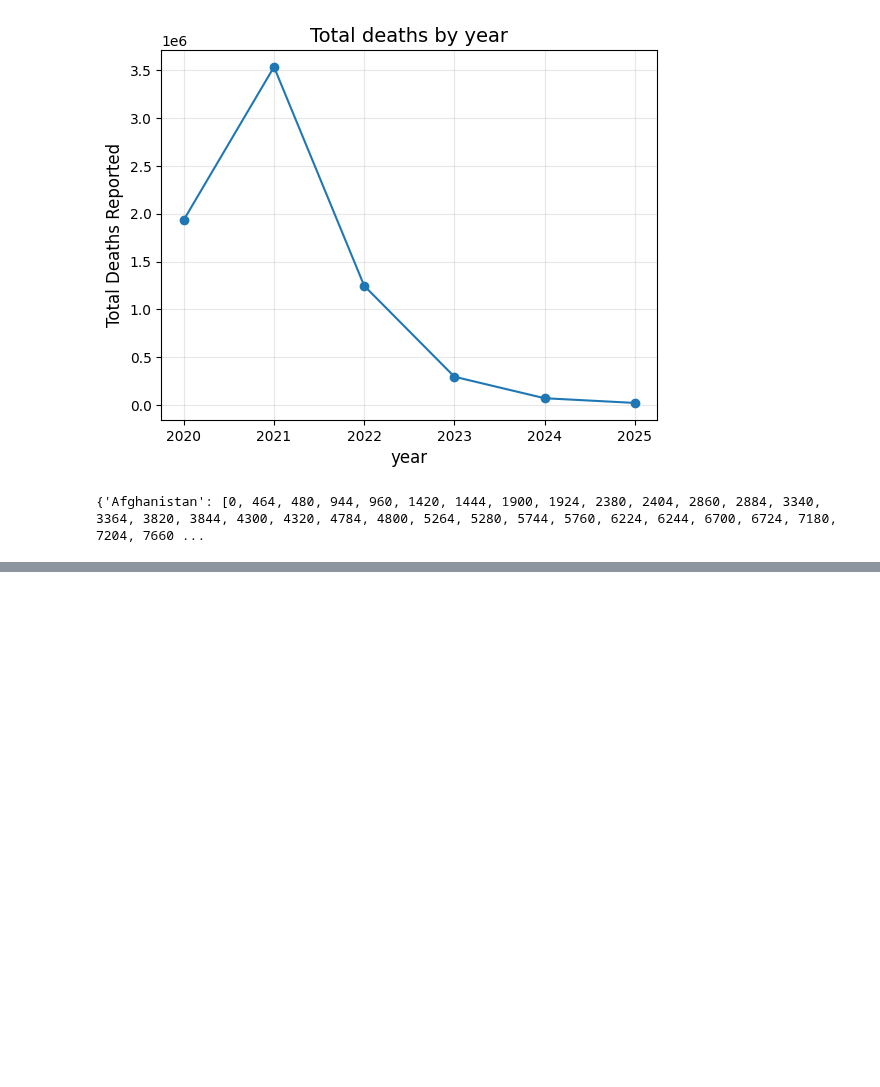
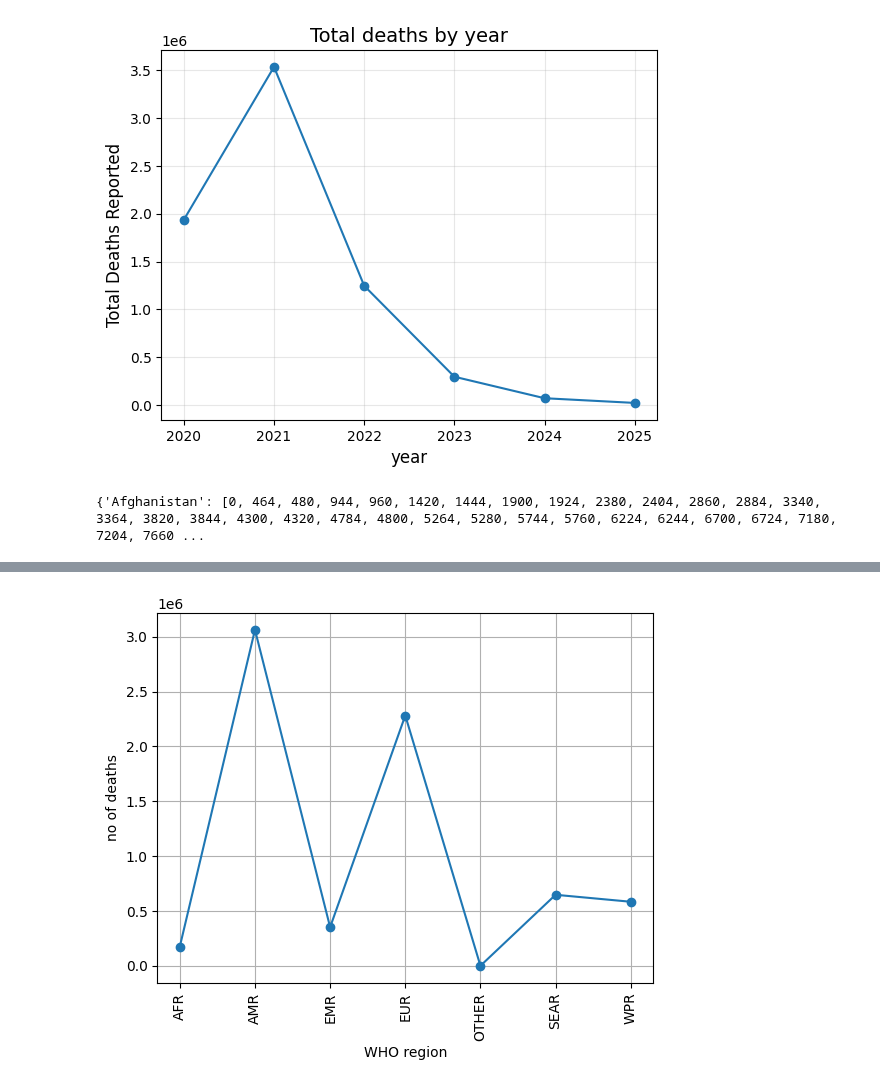
Before and after one commit to bvkiran8058/Data-Science-with-GenAI, a Jupyter notebook: EDA/Stage-3 Advanced Level.ipynb, the cells around one changed output, grey strips where cells are left out. Saved outputs shown, nothing was run; the diff lists cells and outputs as text; code cells hidden in the pictures; blank space fills up the shorter version.

Commit message:
Practiced more on covid19 dataset

```diff
--- a/EDA/Stage-3 Advanced Level.ipynb
+++ b/EDA/Stage-3 Advanced Level.ipynb
@@ -463,0 +509,3 @@ group_by_country.groups
+# %%
+group_by_continent = covid19_dataset.groupby('WHO_region')['New_deaths'].sum()
+group_by_continent
@@ -463,0 +522,13 @@ group_by_country.groups
+# %%
+plt.plot(
+    group_by_continent.index,
+    group_by_continent,
+    marker=  'o'
+) # if we want we can change year and country here
+plt.xlabel('WHO region')
+plt.ylabel('no of deaths')
+plt.grid(True)
+plt.xticks(rotation=90)
+plt.show()
+# %% [output]
+[figure, added]
```
Also changed, not shown: parts of 6 cells of this notebook.
